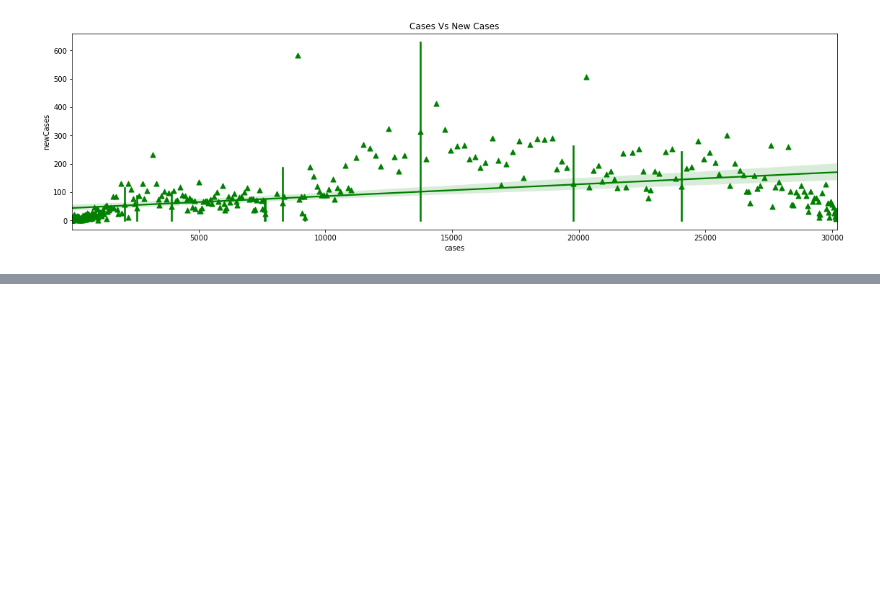
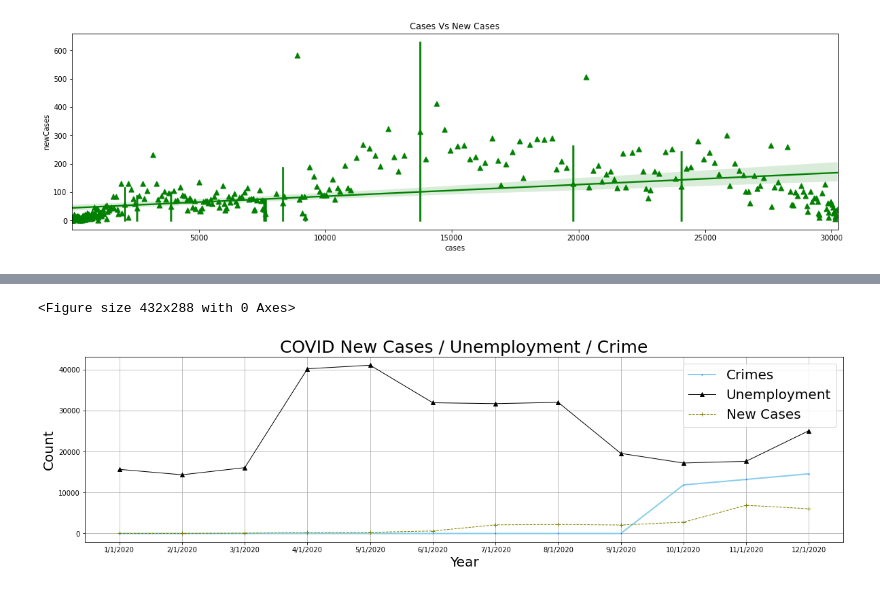
Before and after one commit to E-Weber/EKN-Project, a Jupyter notebook: Covid_api.ipynb, the cells around one changed output, grey strips where cells are left out. Saved outputs shown, nothing was run; the diff lists cells and outputs as text; code cells hidden in the pictures; blank space fills up the shorter version.

```diff
--- a/Covid_api.ipynb
+++ b/Covid_api.ipynb
@@ -301,3 +295,7 @@ ax = sns.regplot(x="cases", y="newCases", data=mo_df,
                  x_estimator=np.mean, logx= False, ci =99, color="green", marker ="^", x_jitter=.05)
 # %% [output]
 [figure]
+# %%
+a_data_path = "data_1.csv"
+# %%
+a_rona = pd.read_csv(a_data_path)
@@ -303,0 +318,20 @@ ax = sns.regplot(x="cases", y="newCases", data=mo_df,
+# %%
+plt.figure()
+plt.figure(figsize=(20,5))
+plt.plot( 'Date', 'Crimes', data=a_rona, marker='o', markerfacecolor='blue', markersize=2, color='skyblue', linewidth=2)
+plt.plot( 'Date', 'Unemployment', data=a_rona, marker='^', color='black', linewidth=1)
+plt.plot( 'Date', 'COVID-19 New Cases', data=a_rona, marker='+', color='olive', linewidth=1, linestyle='dashed', label="New Cases")
+ax = plt.gca()
+#ax.xaxis.set_major_locator(mdates.MonthLocator(interval=1))
+#ax.xaxis.set_major_formatter(mdates.DateFormatter('%Y-%D-%M'))
+#plt.gcf().autofmt_xdate() # Rotation
+plt.legend (loc="upper right", fontsize = 20)
+plt.title('COVID New Cases / Unemployment / Crime', fontsize=25)
+plt.xlabel("Year", fontsize = 20)
+plt.ylabel("Count", fontsize = 20)
+plt.grid(True)
+plt.savefig("output/rona_17.png")
+plt.show()
+# %% [output]
+<Figure size 432x288 with 0 Axes>
+[figure, added]
```
Also changed, not shown: parts of 13 cells of this notebook, 5 other files.
